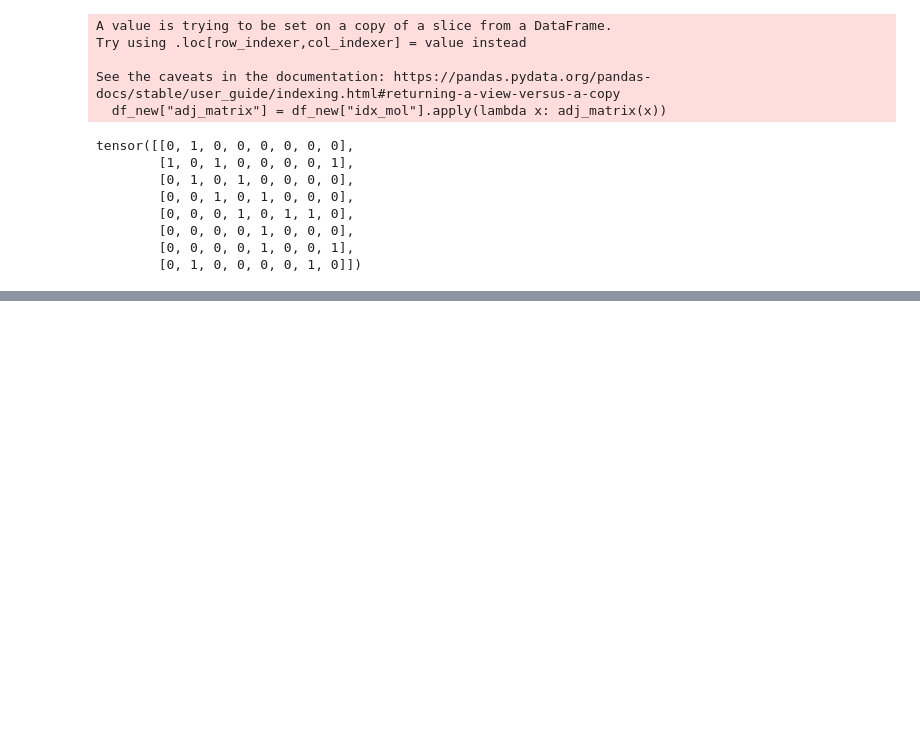
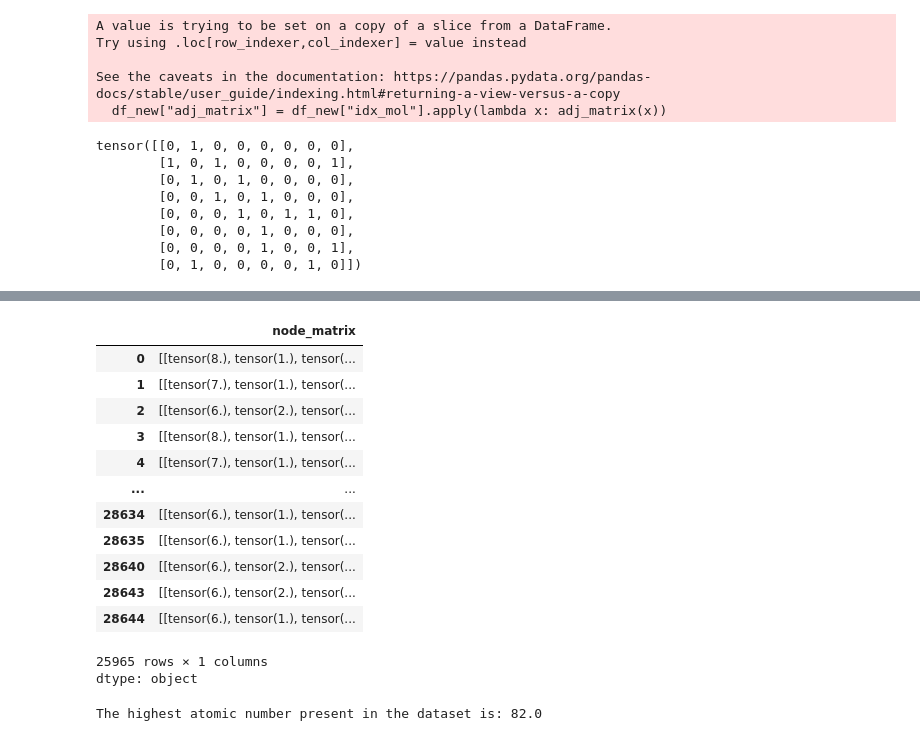
Before and after one commit to Dheepdata/DHEEPDATA, a Jupyter notebook: MeltingPoint.ipynb, the cells around one changed output, grey strips where cells are left out. Cells and saved outputs as stored; diff of their text form; code cells hidden in the pictures; blank space fills up the shorter version.

```diff
--- a/MeltingPoint.ipynb
+++ b/MeltingPoint.ipynb
@@ -347,0 +421,17 @@ tensor([[0, 1, 0, 0, 0, 0, 0, 0],
+# %%
+def node_feature(atom):
+    return [atom.GetAtomicNum(),
+          atom.GetDegree(),
+          atom.GetNumImplicitHs(),
+            atom.IsInRing(),
+            atom.GetIsAromatic()]
+
+def node_feature_matrix(molecule):
+    node_matrix = []
+    for atoms in molecule.GetAtoms():
+        node_matrix.append(node_feature(atoms))
+    return torch.tensor(node_matrix, dtype = torch.float)
+
+df_new["node_matrix"] = df_new["idx_mol"].apply(lambda x: node_feature_matrix(x))
+#df.head()
+df_new["node_matrix"][1]
@@ -347,0 +462,23 @@ tensor([[0, 1, 0, 0, 0, 0, 0, 0],
+# %%
+df_new["node_matrix"]
+# %% [output]
+|  | node_matrix |
+| 0 | [[tensor(8.), tensor(1.), tensor(... |
+| 1 | [[tensor(7.), tensor(1.), tensor(... |
+| 2 | [[tensor(6.), tensor(2.), tensor(... |
+| 3 | [[tensor(8.), tensor(1.), tensor(... |
+| 4 | [[tensor(7.), tensor(1.), tensor(... |
+| ... | ... |
+| 28634 | [[tensor(6.), tensor(1.), tensor(... |
+| 28635 | [[tensor(6.), tensor(1.), tensor(... |
+| 28640 | [[tensor(6.), tensor(2.), tensor(... |
+| 28643 | [[tensor(6.), tensor(2.), tensor(... |
+| 28644 | [[tensor(6.), tensor(1.), tensor(... |
+25965 rows × 1 columns
+dtype: object
+# %%
+#for matrix in df_new["node_matrix"]:
+max_val = max(matrix[:, 0].max().item() for matrix in df_new['node_matrix'])
+print("The highest atomic number present in the dataset is:", max_val)
+# %% [output]
+The highest atomic number present in the dataset is: 82.0
```
Also changed, not shown: parts of 36 cells of this notebook.
